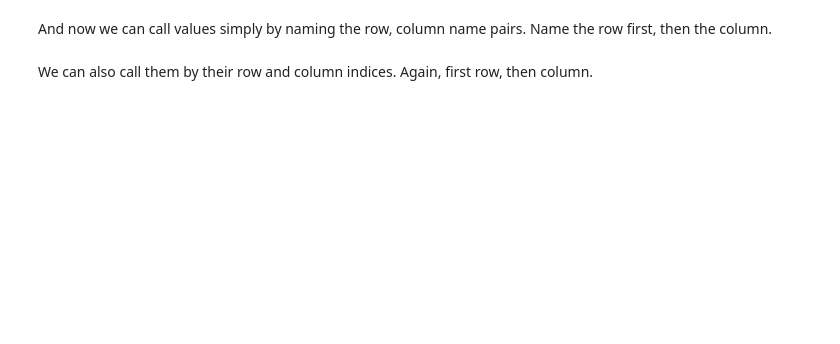
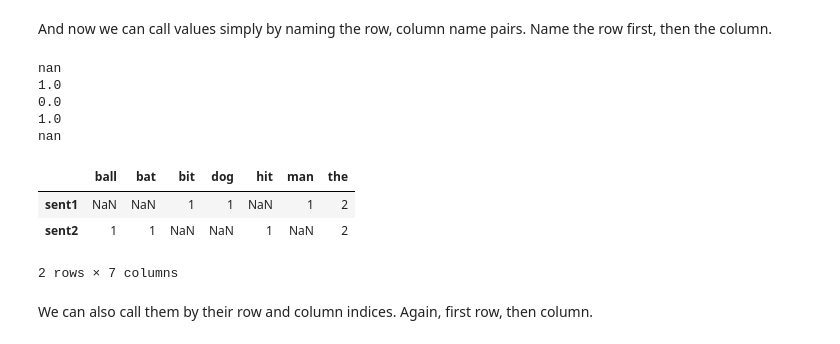
Before and after one commit to sonofmun/ESU-2014, a Jupyter notebook: Notebooks/1b - The Pandas Package.ipynb, the cells around one changed output. Cells and saved outputs as stored; diff of their text form; code cells hidden in the pictures; blank space fills up the shorter version.

```diff
--- a/Notebooks/1b - The Pandas Package.ipynb
+++ b/Notebooks/1b - The Pandas Package.ipynb
@@ -66,11 +121,21 @@ And now we can call values simply by naming the row, column name pairs.  Name th
 # %%
 print(df1.ix['sent1', 'ball'])
 print(df1.ix['sent2', 'ball'])
 print(df2.ix['sent1', 'ball'])
 print(df2.ix['sent2', 'ball'])
 # or do it like this:
-df1.ball.sent1
+print(df1.ball.sent1)
 df1
+# %% [output]
+nan
+1.0
+0.0
+1.0
+nan
+|  | ball | bat | bit | dog | hit | man | the |
+| sent1 | NaN | NaN | 1 | 1 | NaN | 1 | 2 |
+| sent2 | 1 | 1 | NaN | NaN | 1 | NaN | 2 |
+2 rows × 7 columns
 # %% [markdown]
 We can also call them by their row and column indices. Again, first row, then column.
 # %%
```
Also changed, not shown: parts of 35 cells of this notebook, 7 other files.
